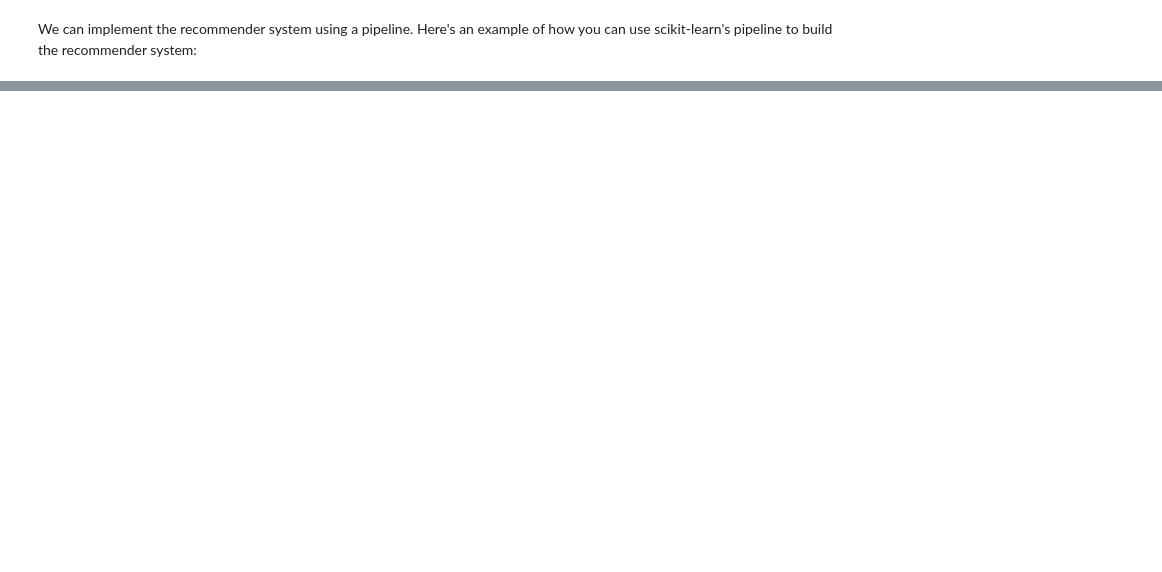
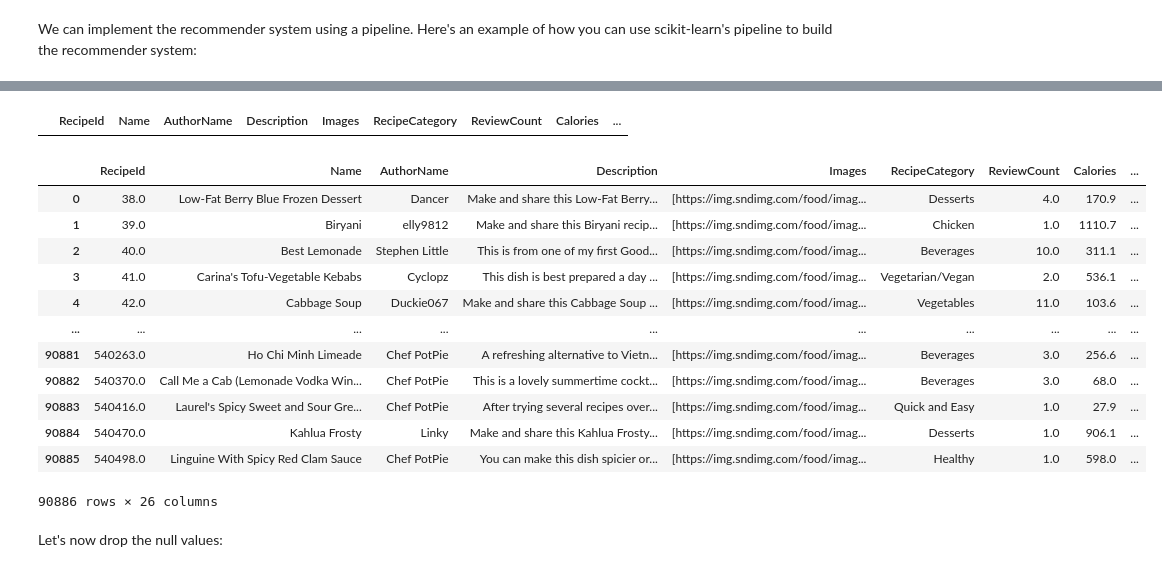
Before and after one commit to amirkiaml/DeepChef-BSTN-Capstone, a Jupyter notebook: Part 7 - Recommender Systems.ipynb, the cells around one changed output, grey strips where cells are left out. Cells and saved outputs as stored; diff of their text form; code cells hidden in the pictures; blank space fills up the shorter version.

```diff
--- a/Part 7 - Recommender Systems.ipynb
+++ b/Part 7 - Recommender Systems.ipynb
@@ -166,0 +673,6 @@ NameError: name 'recipes_no_null' is not defined
+# %%
+merged_data=pd.merge(recipes_streamlit,reviews,on='RecipeId')
+# %%
+# Just keep the top two reviews for each recipe (due to size constraints)
+
+merged_data = merged_data.groupby('RecipeId').head(2).reset_index(drop=True)
@@ -166,0 +693,5 @@ NameError: name 'recipes_no_null' is not defined
+# %%
+# Concatenate the two reviews for each recipe into one -- separate them with ';;' for later
+
+merged_data = merged_data.groupby('RecipeId')['Review'].agg(lambda x: ';;'.join(x)).reset_index()
+merged_data
@@ -166,0 +712,24 @@ NameError: name 'recipes_no_null' is not defined
+# %%
+recipes_streamlit.sample(0)
+# %% [output]
+|  | RecipeId | Name | AuthorName | Description | Images | RecipeCategory | ReviewCount | Calories | ... |
+# %%
+recipes_streamlit = pd.merge(recipes_streamlit,merged_data,on='RecipeId')
+# %%
+recipes_streamlit
+# %% [output]
+|  | RecipeId | Name | AuthorName | Description | Images | RecipeCategory | ReviewCount | Calories | ... |
+| 0 | 38.0 | Low-Fat Berry Blue Frozen Dessert | Dancer | Make and share this Low-Fat Berry... | [https://img.sndimg.com/food/imag... | Desserts | 4.0 | 170.9 | ... |
+| 1 | 39.0 | Biryani | elly9812 | Make and share this Biryani recip... | [https://img.sndimg.com/food/imag... | Chicken | 1.0 | 1110.7 | ... |
+| 2 | 40.0 | Best Lemonade | Stephen Little | This is from one of my first Good... | [https://img.sndimg.com/food/imag... | Beverages | 10.0 | 311.1 | ... |
+| 3 | 41.0 | Carina's Tofu-Vegetable Kebabs | Cyclopz | This dish is best prepared a day ... | [https://img.sndimg.com/food/imag... | Vegetarian/Vegan | 2.0 | 536.1 | ... |
+| 4 | 42.0 | Cabbage Soup | Duckie067 | Make and share this Cabbage Soup ... | [https://img.sndimg.com/food/imag... | Vegetables | 11.0 | 103.6 | ... |
+| ... | ... | ... | ... | ... | ... | ... | ... | ... | ... |
+| 90881 | 540263.0 | Ho Chi Minh Limeade | Chef PotPie | A refreshing alternative to Vietn... | [https://img.sndimg.com/food/imag... | Beverages | 3.0 | 256.6 | ... |
+| 90882 | 540370.0 | Call Me a Cab (Lemonade Vodka Win... | Chef PotPie | This is a lovely summertime cockt... | [https://img.sndimg.com/food/imag... | Beverages | 3.0 | 68.0 | ... |
+| 90883 | 540416.0 | Laurel's Spicy Sweet and Sour Gre... | Chef PotPie | After trying several recipes over... | [https://img.sndimg.com/food/imag... | Quick and Easy | 1.0 | 27.9 | ... |
+| 90884 | 540470.0 | Kahlua Frosty | Linky | Make and share this Kahlua Frosty... | [https://img.sndimg.com/food/imag... | Desserts | 1.0 | 906.1 | ... |
+| 90885 | 540498.0 | Linguine With Spicy Red Clam Sauce | Chef PotPie | You can make this dish spicier or... | [https://img.sndimg.com/food/imag... | Healthy | 1.0 | 598.0 | ... |
+90886 rows × 26 columns
+# %% [markdown]
+Let's now drop the null values:
```
Also changed, not shown: parts of 103 cells of this notebook.
